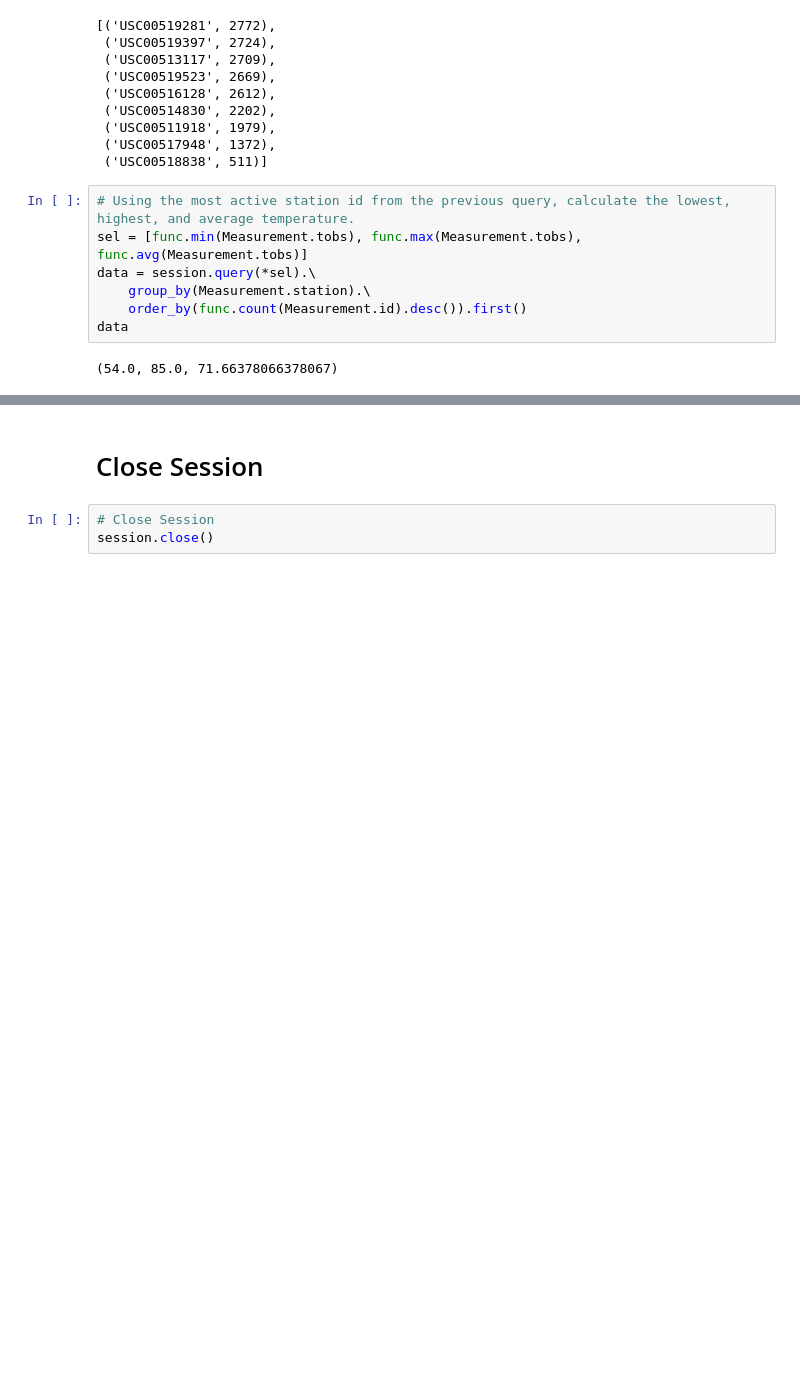
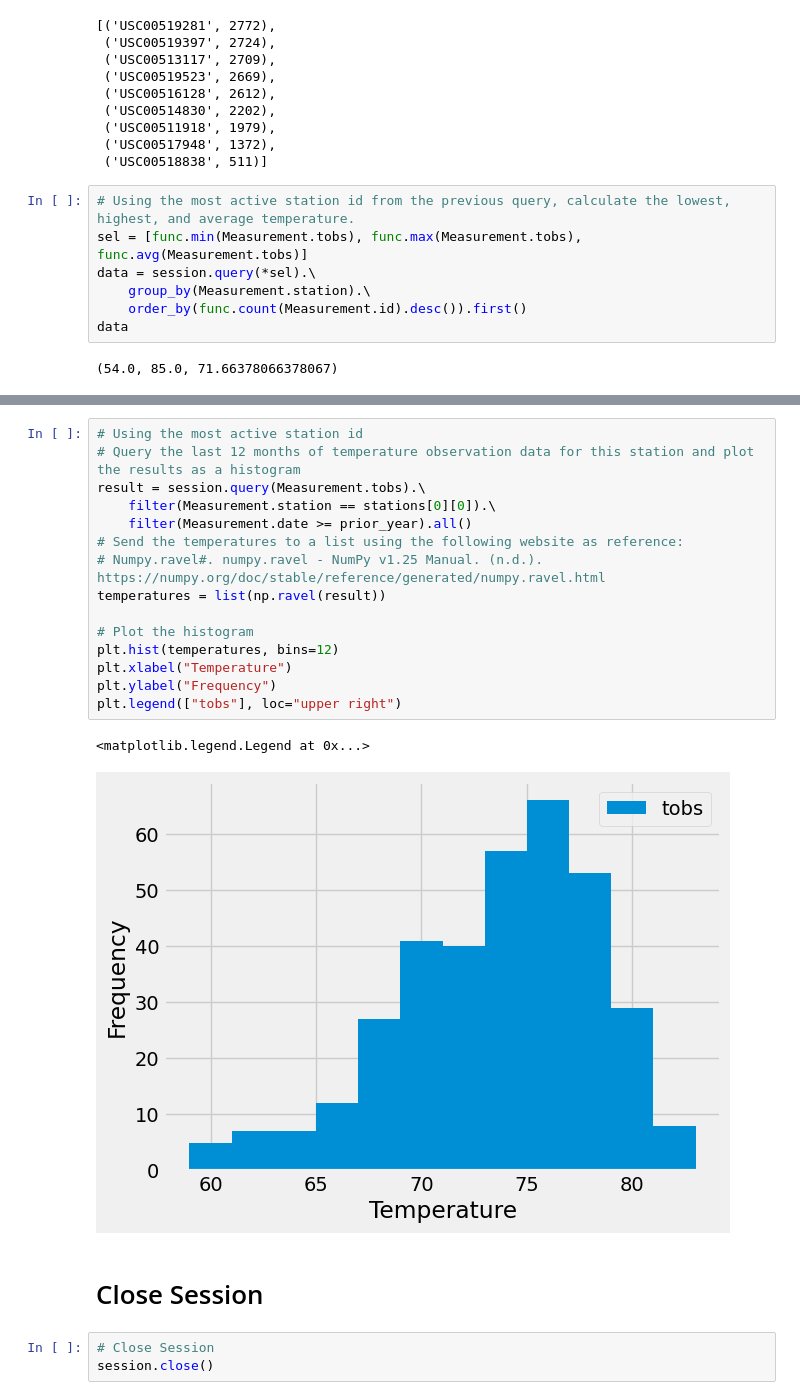
Before and after one commit to aliciahlavac/SQLAlchemy_Challenge, a Jupyter notebook: climate.ipynb, the cells around one changed output, grey strips where cells are left out. Drawn from its saved outputs; the diff is of its cells as text; blank space fills up the shorter version.

```diff
--- a/climate.ipynb
+++ b/climate.ipynb
@@ -133,3 +127,21 @@ Text(0.5, 4.183333333333314, 'Temperature')
+# %%
+# Using the most active station id
+# Query the last 12 months of temperature observation data for this station and plot the results as a histogram
+result = session.query(Measurement.tobs).\
+    filter(Measurement.station == stations[0][0]).\
+    filter(Measurement.date >= prior_year).all()
+# Send the temperatures to a list using the following website as reference:
+# Numpy.ravel#. numpy.ravel - NumPy v1.25 Manual. (n.d.). https://numpy.org/doc/stable/reference/generated/numpy.ravel.html
+temperatures = list(np.ravel(result))
+
+# Plot the histogram
+plt.hist(temperatures, bins=12)
+plt.xlabel("Temperature")
+plt.ylabel("Frequency")
+plt.legend(["tobs"], loc="upper right")
+# %% [output]
+<matplotlib.legend.Legend at 0x...>
+[figure, added]
 # %% [markdown]
 # Close Session
 # %%
```
Also changed, not shown: parts of 1 cell of this notebook.
